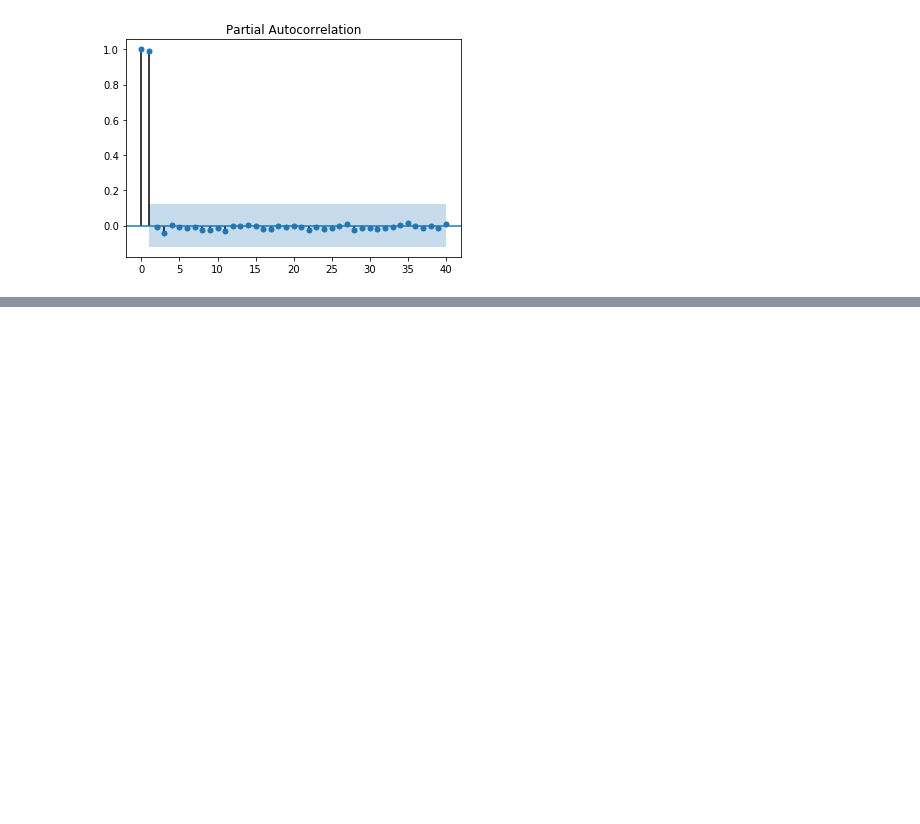
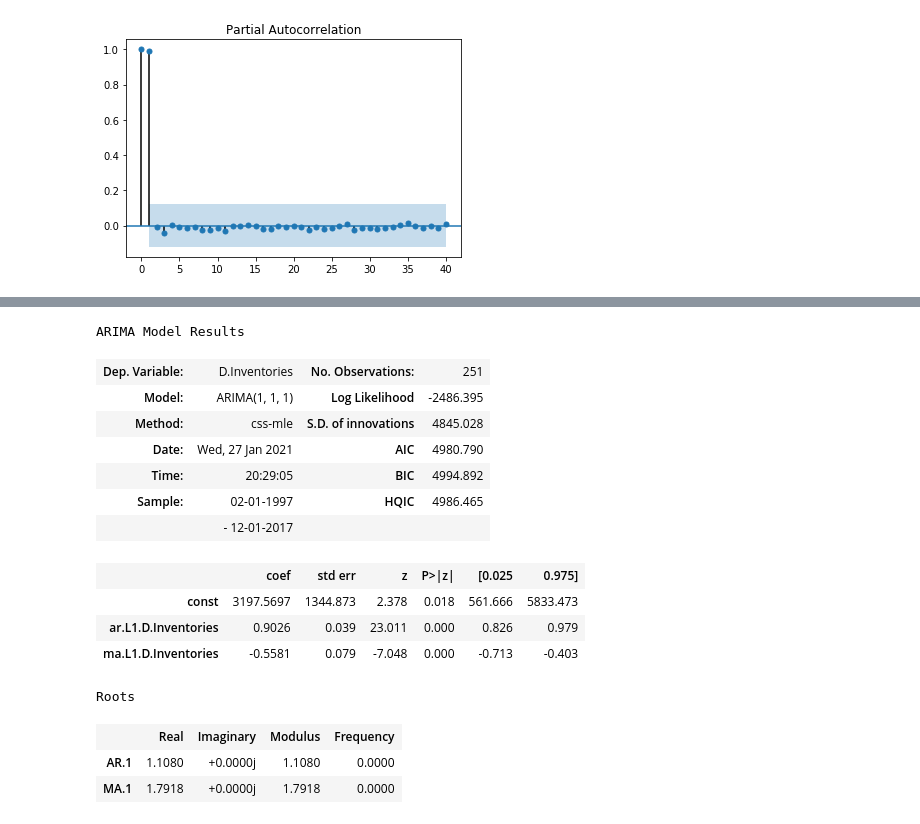
Before and after one commit to saifulrijal-ds/time-series-analysis-python, a Jupyter notebook: study-notes_general-forecasting-model_pt5.ipynb, the cells around one changed output, grey strips where cells are left out. Saved outputs shown, nothing was run; the diff lists cells and outputs as text; code cells hidden in the pictures; blank space fills up the shorter version.

```diff
--- a/study-notes_general-forecasting-model_pt5.ipynb
+++ b/study-notes_general-forecasting-model_pt5.ipynb
@@ -397,0 +434,21 @@ plot_pacf(trade_df['Inventories'], lags=40); p=1
+# %%
+model = ARIMA(train['Inventories'], order=(1, 1, 1))
+result = model.fit()
+result.summary()
+# %% [output]
+ARIMA Model Results
+| Dep. Variable: | D.Inventories | No. Observations: | 251 |
+| Model: | ARIMA(1, 1, 1) | Log Likelihood | -2486.395 |
+| Method: | css-mle | S.D. of innovations | 4845.028 |
+| Date: | Wed, 27 Jan 2021 | AIC | 4980.790 |
+| Time: | 20:29:05 | BIC | 4994.892 |
+| Sample: | 02-01-1997 | HQIC | 4986.465 |
+|  | - 12-01-2017 |  |  |
+|  | coef | std err | z | P>|z| | [0.025 | 0.975] |
+| const | 3197.5697 | 1344.873 | 2.378 | 0.018 | 561.666 | 5833.473 |
+| ar.L1.D.Inventories | 0.9026 | 0.039 | 23.011 | 0.000 | 0.826 | 0.979 |
+| ma.L1.D.Inventories | -0.5581 | 0.079 | -7.048 | 0.000 | -0.713 | -0.403 |
+Roots
+|  | Real | Imaginary | Modulus | Frequency |
+| AR.1 | 1.1080 | +0.0000j | 1.1080 | 0.0000 |
+| MA.1 | 1.7918 | +0.0000j | 1.7918 | 0.0000 |
```
Also changed, not shown: parts of 22 cells of this notebook, 1 other file.
